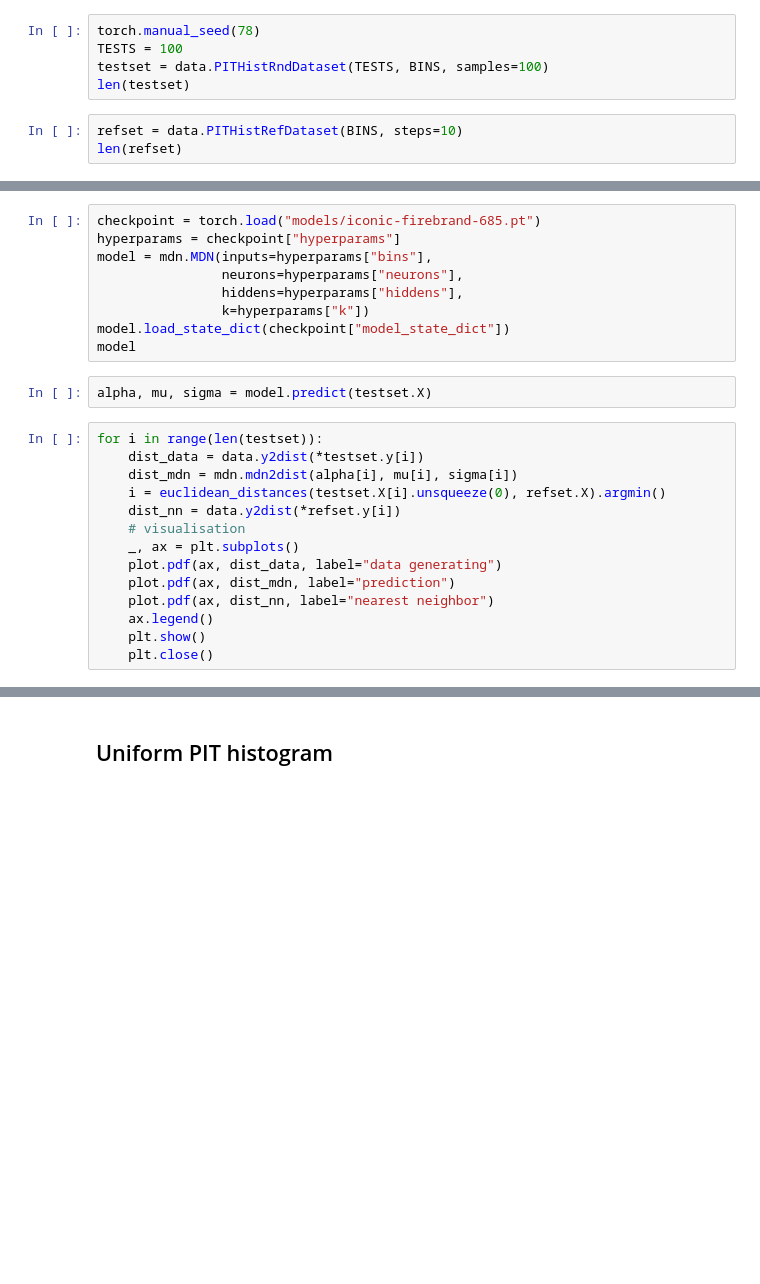
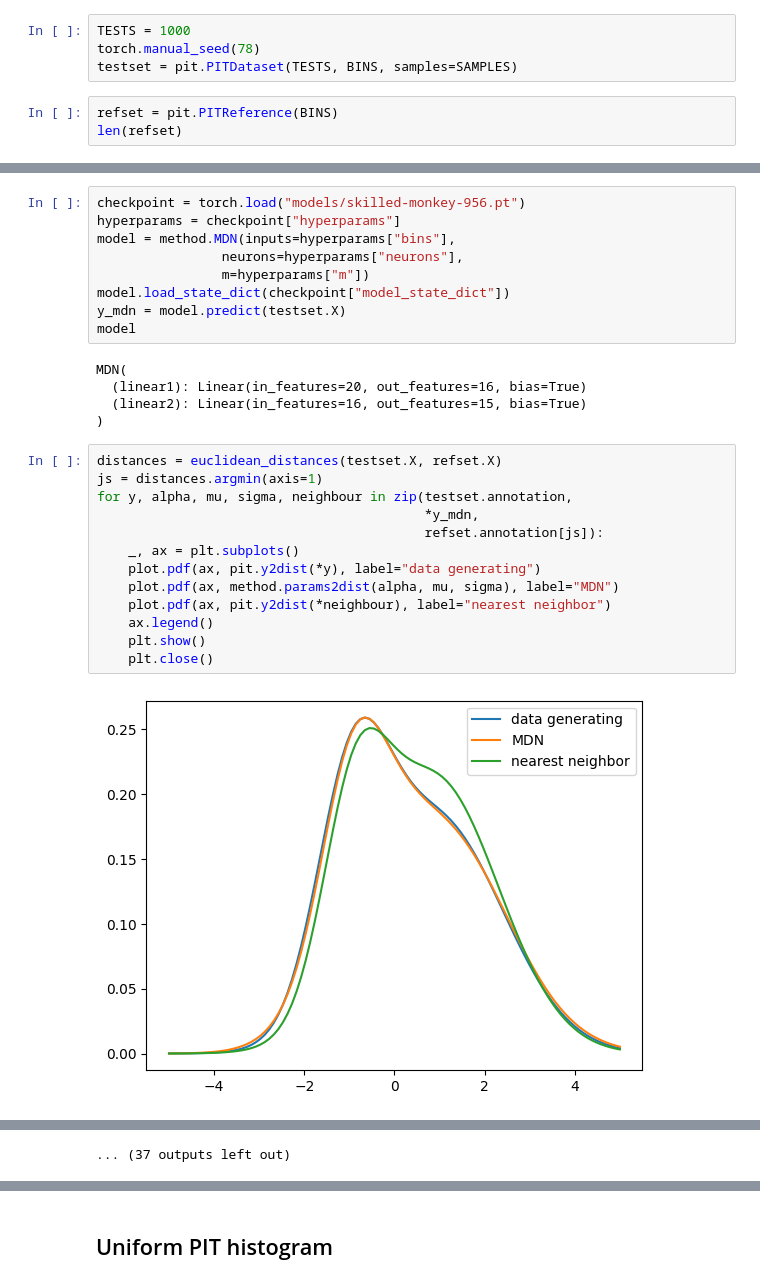
Before and after one commit to podondra/calibration, a Jupyter notebook: experiment.ipynb, the cells around one changed output, grey strips where cells are left out. Saved outputs shown, nothing was run; the diff lists cells and outputs as text; blank space fills up the shorter version.

```diff
--- a/experiment.ipynb
+++ b/experiment.ipynb
@@ -22,8 +19,7 @@ BINS = 20
 # %%
+TESTS = 1000
 torch.manual_seed(78)
-TESTS = 100
-testset = data.PITHistRndDataset(TESTS, BINS, samples=100)
-len(testset)
+testset = pit.PITDataset(TESTS, BINS, samples=SAMPLES)
 # %%
-refset = data.PITHistRefDataset(BINS, steps=10)
+refset = pit.PITReference(BINS)
 len(refset)
@@ -32,25 +30,29 @@ len(refset)
 # %%
-checkpoint = torch.load("models/iconic-firebrand-685.pt")
+checkpoint = torch.load("models/skilled-monkey-956.pt")
 hyperparams = checkpoint["hyperparams"]
-model = mdn.MDN(inputs=hyperparams["bins"],
+model = method.MDN(inputs=hyperparams["bins"],
                 neurons=hyperparams["neurons"],
-                hiddens=hyperparams["hiddens"],
-                k=hyperparams["k"])
+                m=hyperparams["m"])
 model.load_state_dict(checkpoint["model_state_dict"])
+y_mdn = model.predict(testset.X)
 model
+# %% [output]
+MDN(
+  (linear1): Linear(in_features=20, out_features=16, bias=True)
+  (linear2): Linear(in_features=16, out_features=15, bias=True)
+)
-# %%
-alpha, mu, sigma = model.predict(testset.X)
 # %%
-for i in range(len(testset)):
-    dist_data = data.y2dist(*testset.y[i])
-    dist_mdn = mdn.mdn2dist(alpha[i], mu[i], sigma[i])
-    i = euclidean_distances(testset.X[i].unsqueeze(0), refset.X).argmin()
-    dist_nn = data.y2dist(*refset.y[i])
-    # visualisation
+distances = euclidean_distances(testset.X, refset.X)
+js = distances.argmin(axis=1)
+for y, alpha, mu, sigma, neighbour in zip(testset.annotation,
+                                          *y_mdn,
+                                          refset.annotation[js]):
     _, ax = plt.subplots()
-    plot.pdf(ax, dist_data, label="data generating")
-    plot.pdf(ax, dist_mdn, label="prediction")
-    plot.pdf(ax, dist_nn, label="nearest neighbor")
+    plot.pdf(ax, pit.y2dist(*y), label="data generating")
+    plot.pdf(ax, method.params2dist(alpha, mu, sigma), label="MDN")
+    plot.pdf(ax, pit.y2dist(*neighbour), label="nearest neighbor")
     ax.legend()
     plt.show()
     plt.close()
+# %% [output]
+[figure, added]
@@ -56,0 +70 @@ for i in range(len(testset)):
+... (37 outputs left out)
```
Also changed, not shown: parts of 23 cells of this notebook, 8 other files.
